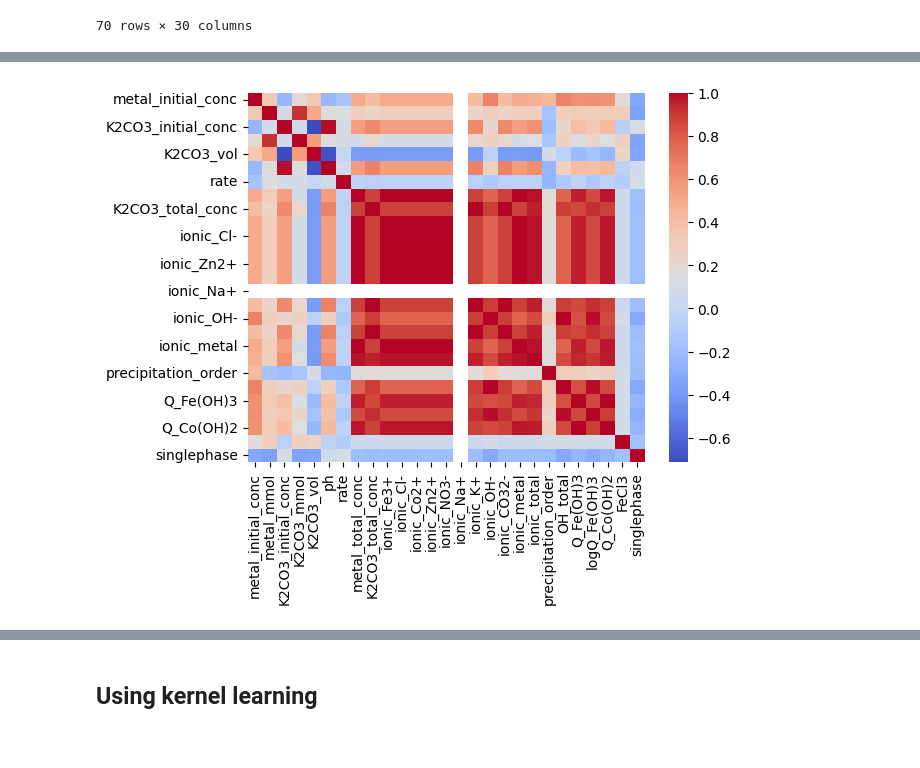
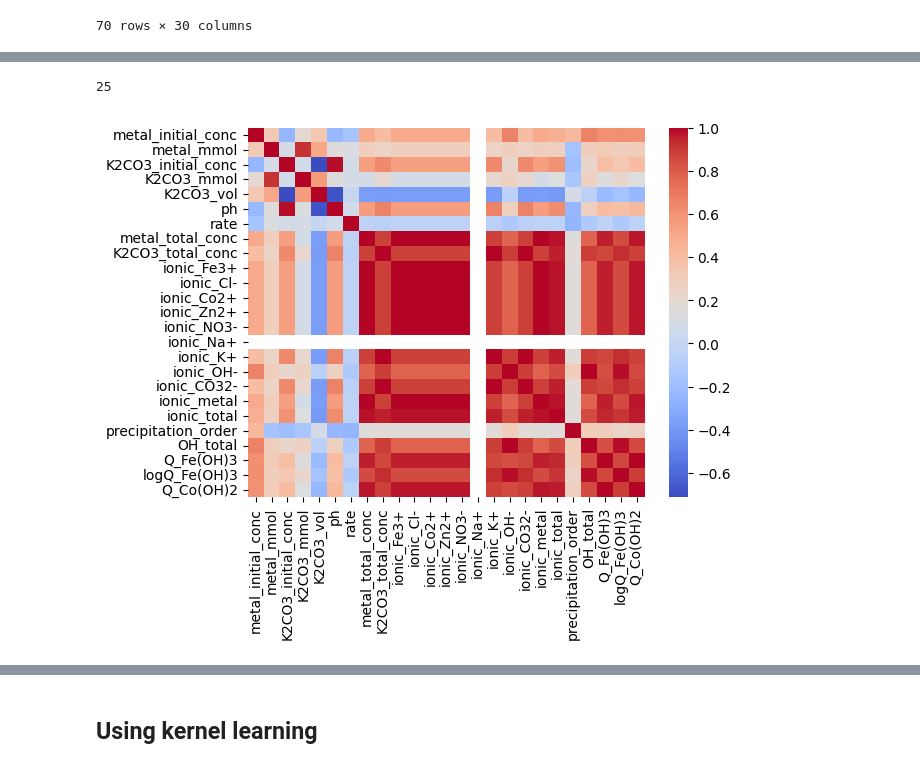
Before and after one commit to AccelerationConsortium/gremlin, a Jupyter notebook: model/kernel_xgboost.ipynb, the cells around one changed output, grey strips where cells are left out. Drawn from its saved outputs; the diff is of its cells as text; code cells hidden in the pictures.

```diff
--- a/model/kernel_xgboost.ipynb
+++ b/model/kernel_xgboost.ipynb
@@ -24,6 +24,7 @@ df
 #                                            'singlephase', 'ionic_total','ionic_metal',
 #                                           'Q_Fe(OH)3', 'metal_total_conc', 'K2CO3_total_conc', 'ph'])
 
+df = pd.read_csv('../data/K2CO3-all.csv')
 
 random_indices = np.random.permutation(df.index)
 df = df.reindex(random_indices).reset_index(drop=True)
@@ -38,11 +39,8 @@ df['precipitation_order'] = df['precipitation_order'].replace('normal', 0.0)
 df = df.drop(columns=['XRD', 'destination', 'total_vol'])
 
 # df = df.drop(columns=['temperature', 'precipitation_order', 'K2CO3_conc', 'total volume'])
-X_labels = df.columns[:-2]
-y_label = df.columns[-1]
 
-
-
+y_label = 'singlephase'
 #%% preprocessing y
 # replace "True" as True, "False" as False, and "no" as None
 # single phase is positve, multiphase is negative
@@ -55,8 +53,15 @@ df = df.dropna(subset=[y_label]).reset_index(drop=True)
 # set df[y_label] to boolean
 df[y_label] = df[y_label].astype(np.float32)
 
+## Applying log
+# df['logQ_Co(OH)2'] = df['Q_Co(OH)2'].apply(lambda x: np.log(x))
+# df['logOH_total'] = df['OH_total'].apply(lambda x: np.log(x))
 
-X, y = df[X_labels], df[y_label]
+# df = df.drop(columns=['Q_Co(OH)2','OH_total'])
+
+y = df[y_label]
+
+X = df.drop(columns=[y_label, 'FeCl3'])
 
 df
 # %% [output]
@@ -85,10 +91,14 @@ plt.hist(y)
+# %%
+len(X.columns)
+# %% [output]
+25
 # %%
-correlation_matrix  = df.corr(numeric_only=True)
+correlation_matrix  = X.corr(numeric_only=True)
 
 import seaborn as sns
 import matplotlib.pyplot as plt
 
 sns.heatmap(correlation_matrix, annot=False, cmap='coolwarm', fmt=".2f")
 plt.show()
 # %% [output]
-[figure, old version]
+[figure, new version]
```
Also changed, not shown: parts of 9 cells of this notebook.
